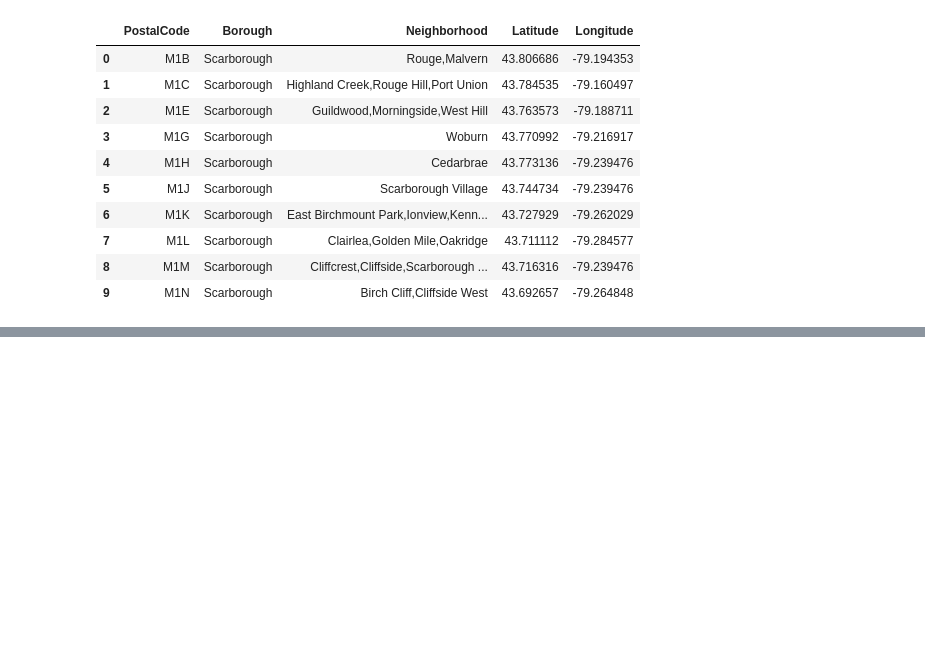
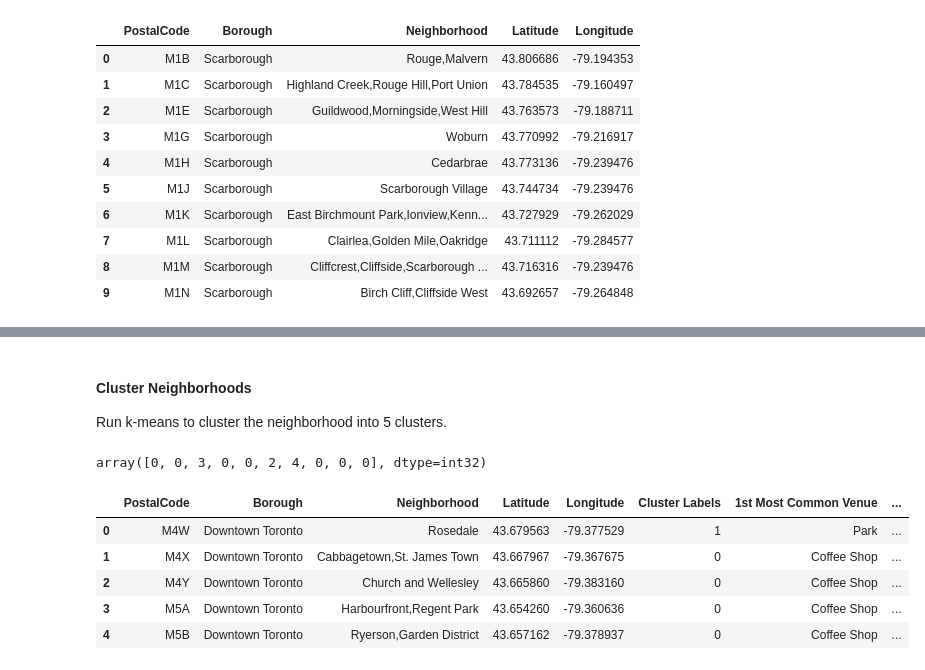
Before and after one commit to MateoBonnett/Coursera_Capstone, a Jupyter notebook: TORONTO_CLUSTERING.ipynb, the cells around one changed output, grey strips where cells are left out. Cells and saved outputs as stored; diff of their text form; code cells hidden in the pictures; blank space fills up the shorter version.

```diff
--- a/TORONTO_CLUSTERING.ipynb
+++ b/TORONTO_CLUSTERING.ipynb
@@ -168,0 +574,22 @@ toronto_data.head(10)
+# %%
+#Create a new dataframe to display the top 10 venues for each neighborhood.
+num_top_venues = 10
+
+indicators = ['st', 'nd', 'rd']
+
+# create columns according to number of top venues
+columns = ['Neighborhood']
+for ind in np.arange(num_top_venues):
+    try:
+        columns.append('{}{} Most Common Venue'.format(ind+1, indicators[ind]))
+    except:
+        columns.append('{}th Most Common Venue'.format(ind+1))
+
+# create a new dataframe
+neighborhoods_venues_sorted = pd.DataFrame(columns=columns)
+neighborhoods_venues_sorted['Neighborhood'] = downtown_grouped['Neighborhood']
+
+for ind in np.arange(downtown_grouped.shape[0]):
+    neighborhoods_venues_sorted.iloc[ind, 1:] = return_most_common_venues(downtown_grouped.iloc[ind, :], num_top_venues)
+
+neighborhoods_venues_sorted.head()
@@ -168,0 +603,34 @@ toronto_data.head(10)
+# %% [markdown]
+#### Cluster Neighborhoods
+Run k-means to cluster the neighborhood into 5 clusters.
+# %%
+# set number of clusters
+kclusters = 5
+
+downtown_grouped_clustering = downtown_grouped.drop('Neighborhood', 1)
+
+# run k-means clustering
+kmeans = KMeans(n_clusters=kclusters, random_state=0).fit(downtown_grouped_clustering)
+
+# check cluster labels generated for each row in the dataframe
+kmeans.labels_[0:10]
+# %% [output]
+array([0, 0, 3, 0, 0, 2, 4, 0, 0, 0], dtype=int32)
+# %%
+#Create a new DataFrame that includes the cluster as well as the top 10 venues for each neighborhood.
+# add clustering labels
+neighborhoods_venues_sorted.insert(0, 'Cluster Labels', kmeans.labels_)
+
+downtown_merged = downtown_data
+
+# merge toronto_grouped with toronto_data to add latitude/longitude for each neighborhood
+downtown_merged = downtown_merged.join(neighborhoods_venues_sorted.set_index('Neighborhood'), on='Neighborhood')
+
+downtown_merged.head() # check the last columns!
+# %% [output]
+|  | PostalCode | Borough | Neighborhood | Latitude | Longitude | Cluster Labels | 1st Most Common Venue | ... |
+| 0 | M4W | Downtown Toronto | Rosedale | 43.679563 | -79.377529 | 1 | Park | ... |
+| 1 | M4X | Downtown Toronto | Cabbagetown,St. James Town | 43.667967 | -79.367675 | 0 | Coffee Shop | ... |
+| 2 | M4Y | Downtown Toronto | Church and Wellesley | 43.665860 | -79.383160 | 0 | Coffee Shop | ... |
+| 3 | M5A | Downtown Toronto | Harbourfront,Regent Park | 43.654260 | -79.360636 | 0 | Coffee Shop | ... |
+| 4 | M5B | Downtown Toronto | Ryerson,Garden District | 43.657162 | -79.378937 | 0 | Coffee Shop | ... |
```
Also changed, not shown: parts of 45 cells of this notebook.
